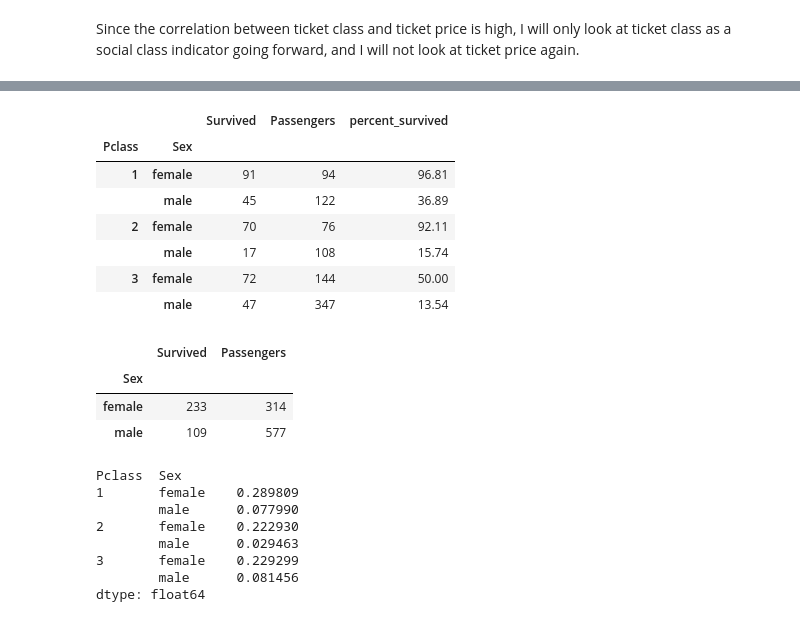
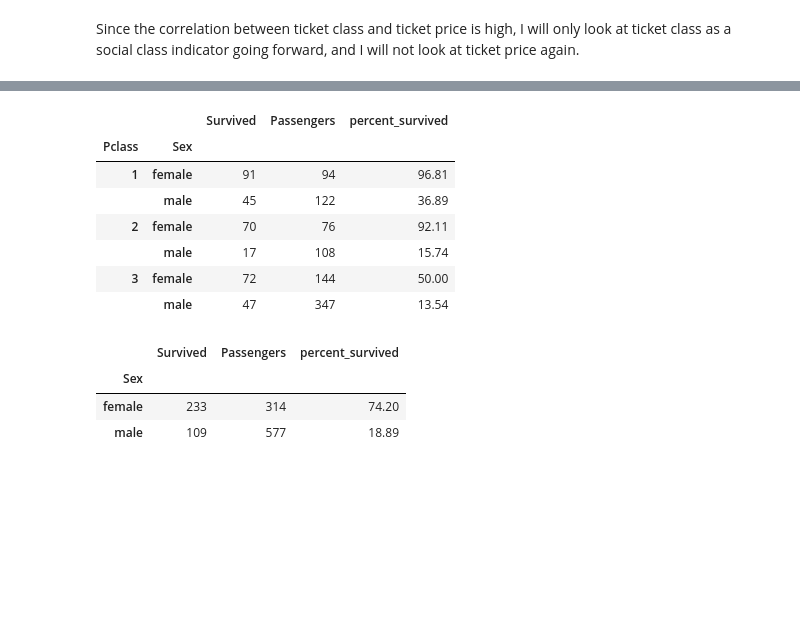
Before and after one commit to gisledb/udacity_nanodegree, a Jupyter notebook: ipython_notebooks/p2_investigate_dataset/p2_titanic.ipynb, the cells around one changed output, grey strips where cells are left out. Cells and saved outputs as stored; diff of their text form; code cells hidden in the pictures; blank space fills up the shorter version.

```diff
--- a/ipython_notebooks/p2_investigate_dataset/p2_titanic.ipynb
+++ b/ipython_notebooks/p2_investigate_dataset/p2_titanic.ipynb
@@ -358,37 +344,31 @@ tmp_gb.get_group((1,'female',1))
 # %%
-#counting survivors by ticket class and gender
-gb_survival_class_gender = titanic.groupby(['Pclass','Sex'])['Survived'].agg({'Passengers':'count','Survived':'sum'})
-
+#counting survivors by ticket class and sex
+gb_survival_class_sex = titanic.groupby(['Pclass','Sex'])['Survived'].agg({'Passengers':'count','Survived':'sum'})
 #calculating percentage of survivors
-gb_survival_class_gender['percent_survived'] = (
-    round(gb_survival_class_gender['Survived'] / gb_survival_class_gender['Passengers'] * 100,2)
+gb_survival_class_sex['percent_survived'] = round(
+    (gb_survival_class_sex['Survived'] / gb_survival_class_sex['Passengers']) * 100,2
 )
 
-#counting survivors by gender
-gb_survival_gender = titanic.groupby(['Sex'])['Survived'].agg({'Passengers':'count','Survived':'sum'})
+#counting survivors by sex
+gb_survival_by_sex = titanic.groupby(['Sex'])['Survived'].agg({'Passengers':'count','Survived':'sum'})
+#calculating percentage of survivors
+gb_survival_by_sex['percent_survived'] = round(
+    (gb_survival_by_sex['Survived'].div(gb_survival_by_sex['Passengers'],level='Sex')) * 100,2)
 
-display(gb_survival_class_gender)
-display(gb_survival_gender)
+display(gb_survival_class_sex)
+display(gb_survival_by_sex)
 
-gb_survival_class_gender['Survived'].div(gb_survival_gender['Passengers'],level='Sex')
+#gb_survival_class_sex['Survived'].div(gb_survival_sex['Passengers'],level='Sex')
 # %% [output]
 |  |  | Survived | Passengers | percent_survived |
 | Pclass | Sex |  |  |  |
 | 1 | female | 91 | 94 | 96.81 |
 |  | male | 45 | 122 | 36.89 |
 | 2 | female | 70 | 76 | 92.11 |
 |  | male | 17 | 108 | 15.74 |
 | 3 | female | 72 | 144 | 50.00 |
 |  | male | 47 | 347 | 13.54 |
-|  | Survived | Passengers |
-| Sex |  |  |
-| female | 233 | 314 |
-| male | 109 | 577 |
+|  | Survived | Passengers | percent_survived |
+| Sex |  |  |  |
+| female | 233 | 314 | 74.20 |
+| male | 109 | 577 | 18.89 |
-Pclass  Sex
-1       female    0.289809
-        male      0.077990
-2       female    0.222930
-        male      0.029463
-3       female    0.229299
-        male      0.081456
-dtype: float64
```
Also changed, not shown: parts of 34 cells of this notebook, 1 other file.
